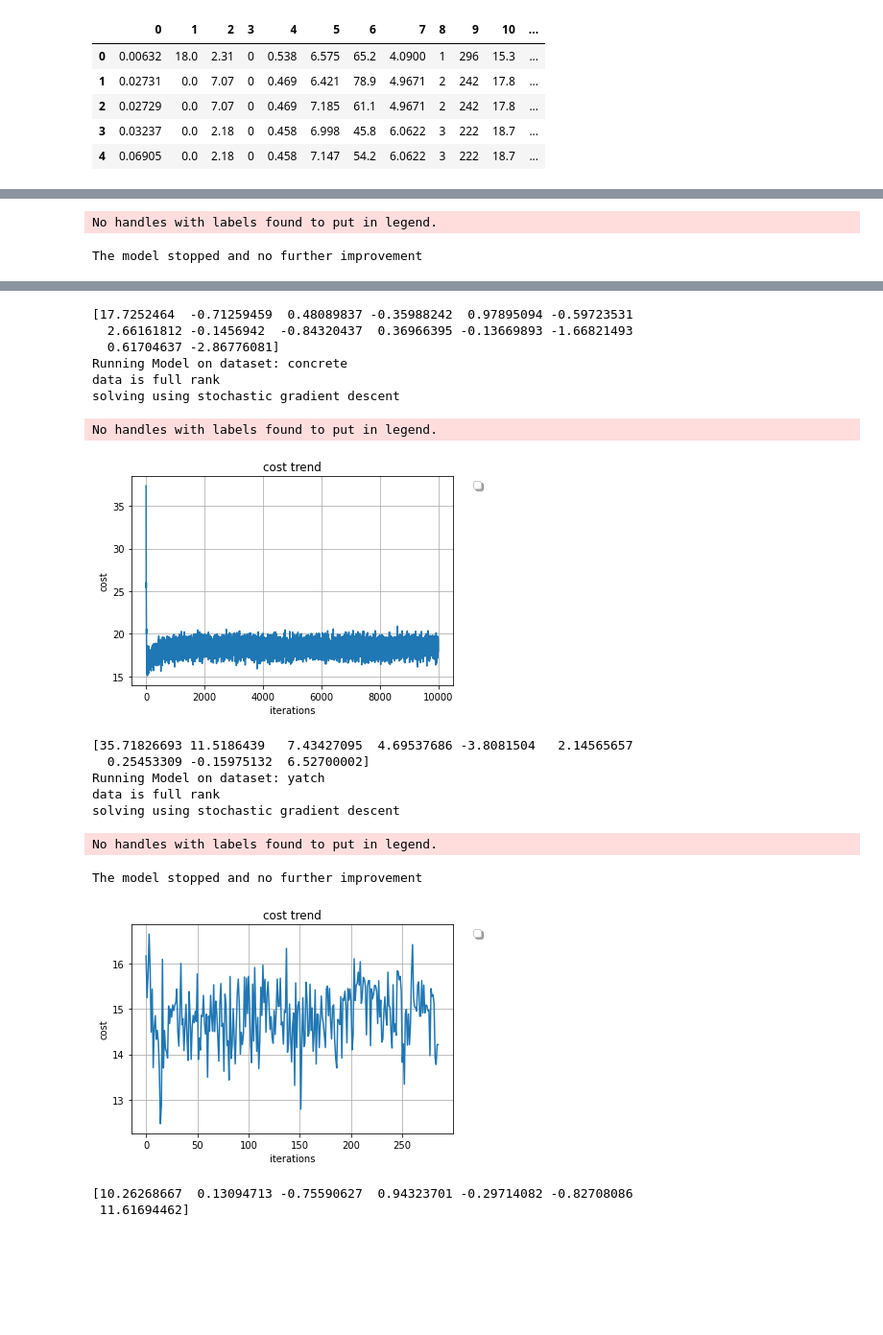
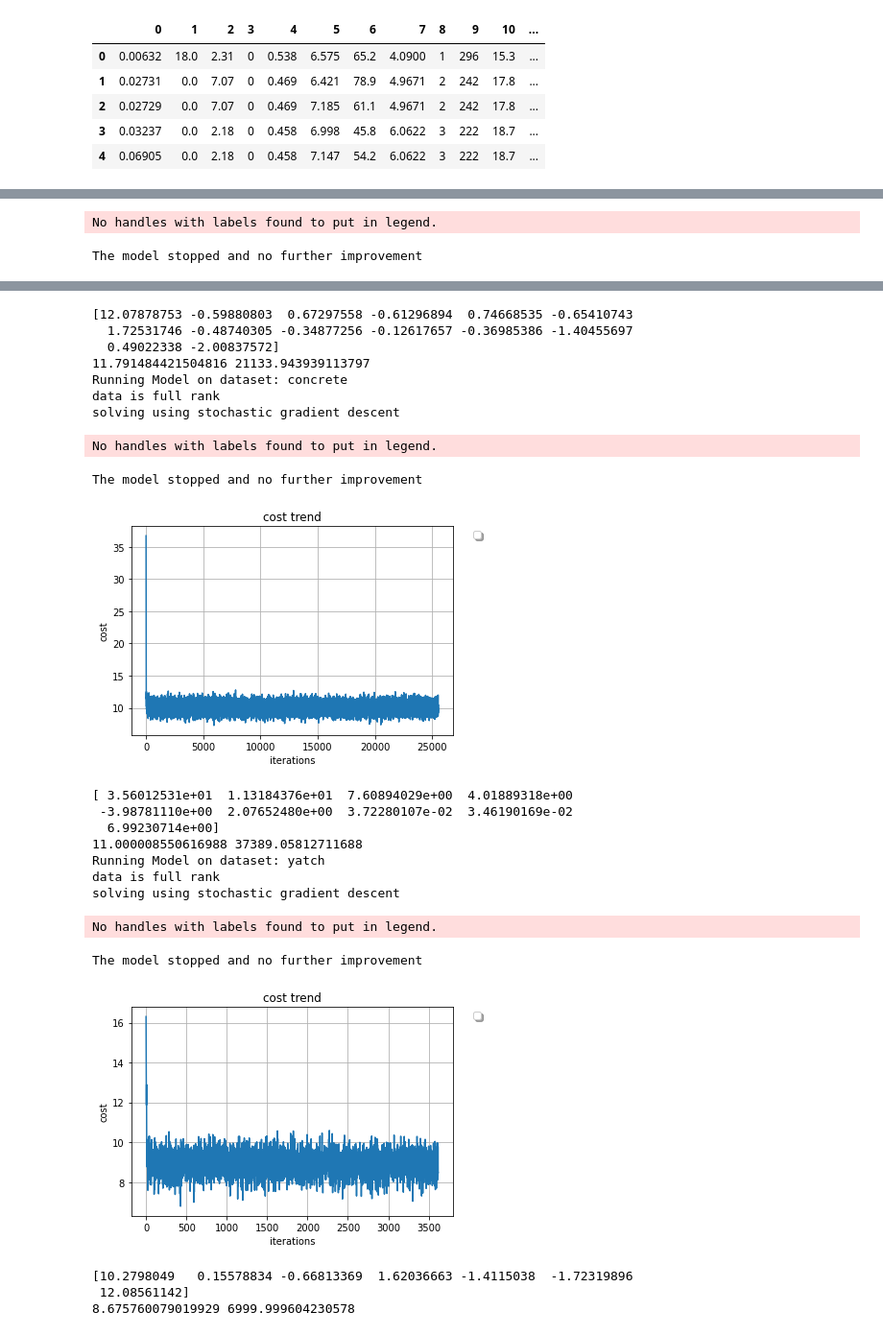
Before and after one commit to Rafi653/Machine-Learning, a Jupyter notebook: ML_LinearRegression.ipynb, the cells around one changed output, grey strips where cells are left out. Shown at 96% size. Drawn from its saved outputs; the diff is of its cells as text; code cells hidden in the pictures; blank space fills up the shorter version.

```diff
--- a/ML_LinearRegression.ipynb
+++ b/ML_LinearRegression.ipynb
@@ -87,7 +79,9 @@ class LinearRegression:
         return X_norm, mean, std
 
     def normalizetestdata(self, X, meanTrain, stdTrain):
-        return (X - meanTrain) / stdTrain
+        X_norm =  (X - meanTrain) / stdTrain
+        X_norm = self.add_X0(X_norm)
+        return X_norm
 
     def l2_regularization(self, w):
         """Calculate regularization term."""
@@ -140,6 +134,11 @@ class LinearRegression:
 
         return x_batch, y_batch
 
+
+    def sample_batch(self, X, y):
+        s_range = sample(range(0,X.shape[0]), self.batch_size)
+        return X[s_range,], y[s_range,]
+
     def gradientDescent(self, X, y):
 
         self.errors = []
@@ -154,7 +153,8 @@ class LinearRegression:
         regularization = 0
         for t in tqdm(range(self.maxIteration)):
             if self.stochastic:
-                X_batch, y_batch = self.sgd_sample(X, y)
+                #X_batch, y_batch = self.sgd_sample(X, y)
+                X_batch, y_batch = self.sample_batch(X, y)
             else:
                 X_batch, y_batch = X, y
 
@@ -229,3 +229,11 @@ class LinearRegression:
             self.gradientDescent(self.X_train, self.y_train)
 
             print(self.w)
+
+    def predict_test(self):
+        #self.w = np.ones(self.X_test.shape[1], dtype=np.float64) * 0
+
+        y_hat_test = self.predict(self.X_test)
+        rmse_test = self.rmse(self.X_test, self.y_test)
+        sse_test = self.sse(self.X_test, self.y_test)
+        return y_hat_test, rmse_test, sse_test
@@ -310,7 +267,7 @@ datasets = [
             'y': concrete_df.values[:, -1],
             'learningRate': 0.0007,
             'tolerance': 0.0001,
-            'maxIteration': 10000,
+            'maxIteration': 50000,
             'gd': True,
             'stochastic': True,
             'reg': True,
@@ -339,6 +296,10 @@ for d in datasets:
     print(f"Running Model on dataset: {d['name']}")
     model = LinearRegression(**d['kwargs'])
     model.fit()
+    # print(model.X_train.shape)
+    # print(model.X_test.shape)
+    result, rmse_test, sse_test = model.predict_test()
+    print(rmse_test, sse_test)
 # %% [output]
 Running Model on dataset: housing
 data is full rank
@@ -349,18 +310,23 @@ The model stopped and no further improvement
-[17.7252464  -0.71259459  0.48089837 -0.35988242  0.97895094 -0.59723531
-  2.66161812 -0.1456942  -0.84320437  0.36966395 -0.13669893 -1.66821493
-  0.61704637 -2.86776081]
+[12.07878753 -0.59880803  0.67297558 -0.61296894  0.74668535 -0.65410743
+  1.72531746 -0.48740305 -0.34877256 -0.12617657 -0.36985386 -1.40455697
+  0.49022338 -2.00837572]
+11.791484421504816 21133.943939113797
 Running Model on dataset: concrete
 data is full rank
 solving using stochastic gradient descent
 No handles with labels found to put in legend.
+The model stopped and no further improvement
-[figure, old version]
+[figure, new version]
-[35.71826693 11.5186439   7.43427095  4.69537686 -3.8081504   2.14565657
-  0.25453309 -0.15975132  6.52700002]
-Running Model on dataset: yatch
-data is full rank
-solving using stochastic gradient descent
-No handles with labels found to put in legend.
+[ 3.56012531e+01  1.13184376e+01  7.60894029e+00  4.01889318e+00
+ -3.98781110e+00  2.07652480e+00  3.72280107e-02  3.46190169e-02
+  6.99230714e+00]
+11.000008550616988 37389.05812711688
+Running Model on dataset: yatch
+data is full rank
+solving using stochastic gradient descent
-The model stopped and no further improvement
+No handles with labels found to put in legend.
+The model stopped and no further improvement
-[figure, old version]
+[figure, new version]
-[10.26268667  0.13094713 -0.75590627  0.94323701 -0.29714082 -0.82708086
- 11.61694462]
+[10.2798049   0.15578834 -0.66813369  1.62036663 -1.4115038  -1.72319896
+ 12.08561142]
+8.675760079019929 6999.999604230578
```
Also changed, not shown: parts of 13 cells of this notebook.
